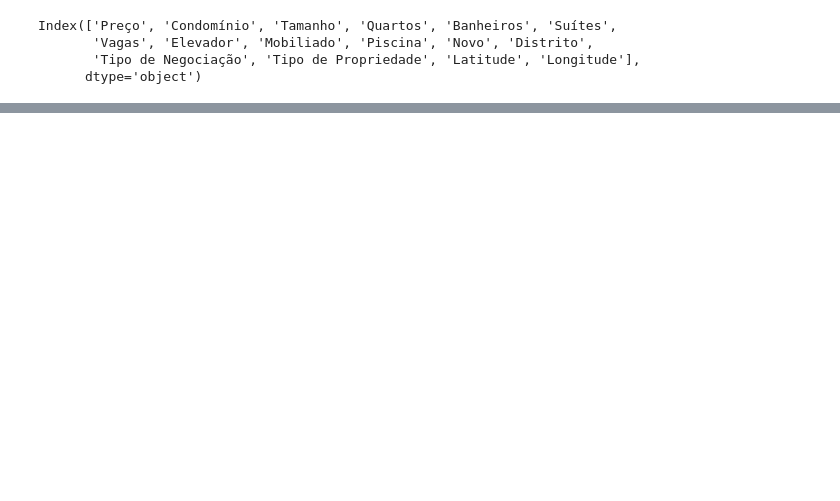
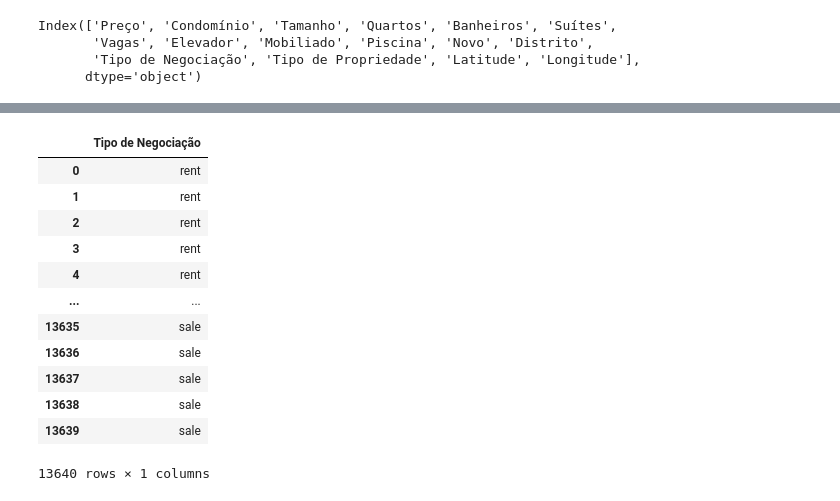
Before and after one commit to marcelonapolioni/Analise-Preco-imoveis, a Jupyter notebook: analise_exploratoria.ipynb, the cells around one changed output, grey strips where cells are left out. Drawn from its saved outputs; the diff is of its cells as text; code cells hidden in the pictures; blank space fills up the shorter version.

```diff
--- a/analise_exploratoria.ipynb
+++ b/analise_exploratoria.ipynb
@@ -253,0 +103,16 @@ df.loc[df['Distrito'] == 'Cidade Tiradentes']
+# %%
+df[['Tipo de Negociação']]
+# %% [output]
+|  | Tipo de Negociação |
+| 0 | rent |
+| 1 | rent |
+| 2 | rent |
+| 3 | rent |
+| 4 | rent |
+| ... | ... |
+| 13635 | sale |
+| 13636 | sale |
+| 13637 | sale |
+| 13638 | sale |
+| 13639 | sale |
+13640 rows × 1 columns
```
Also changed, not shown: parts of 26 cells of this notebook, 35 other files.
